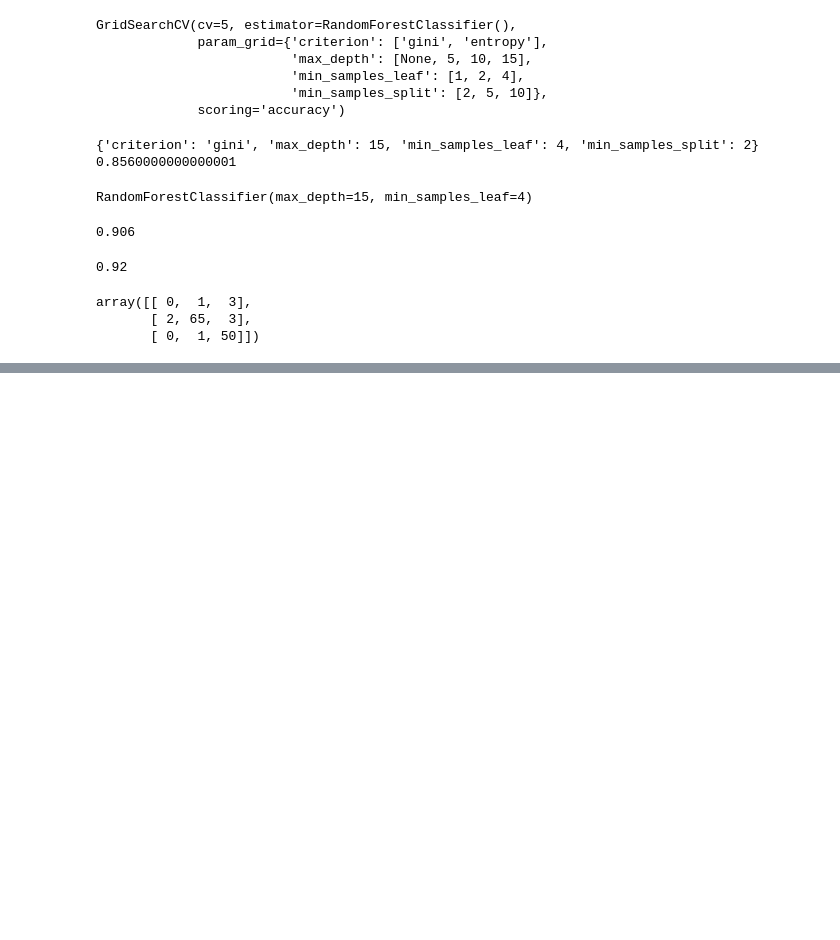
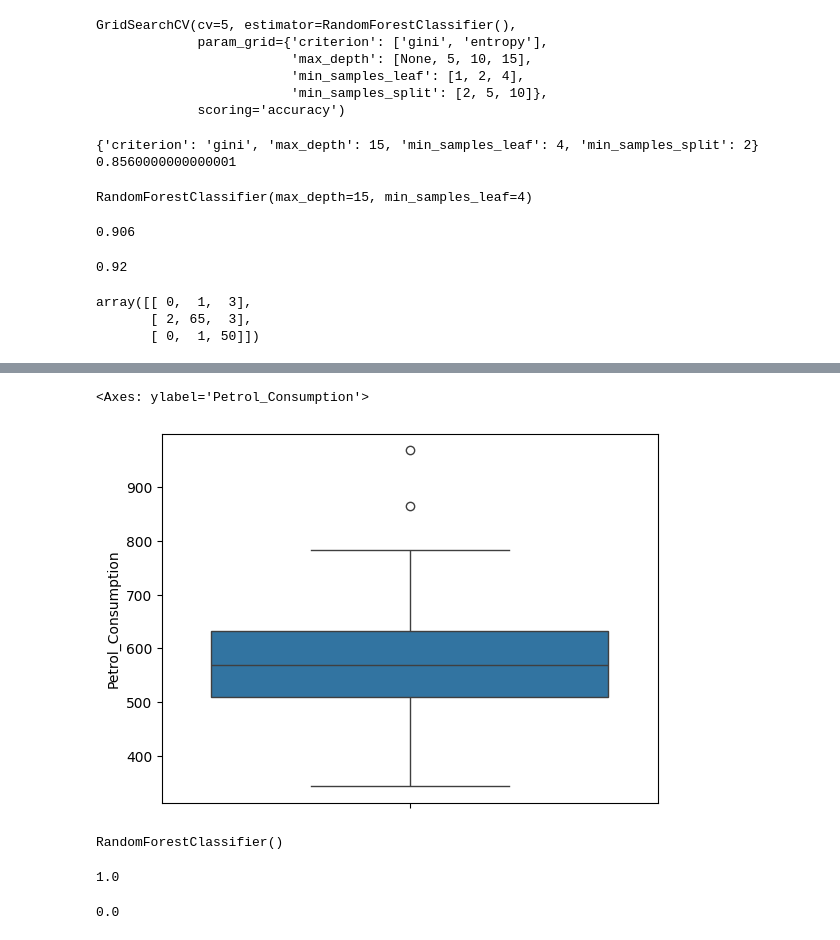
Before and after one commit to vinodvicki/simpili-learn-, a Jupyter notebook: decision_tree,_Randomforest.ipynb, the cells around one changed output, grey strips where cells are left out. Cells and saved outputs as stored; diff of their text form; code cells hidden in the pictures; blank space fills up the shorter version.

```diff
--- a/decision_tree,_Randomforest.ipynb
+++ b/decision_tree,_Randomforest.ipynb
@@ -237,0 +251,8 @@ df2.head()
+# %%
+X = df2.drop('Petrol_Consumption', axis=1)
+y = df2['Petrol_Consumption']
+# %%
+sns.boxplot(y)
+# %% [output]
+<Axes: ylabel='Petrol_Consumption'>
+[figure, added]
@@ -237,0 +263,12 @@ df2.head()
+# %%
+random_forest.fit(X_train, y_train)
+# %% [output]
+RandomForestClassifier()
+# %%
+random_forest.score(X_train, y_train)
+# %% [output]
+1.0
+# %%
+random_forest.score(X_test, y_test)
+# %% [output]
+0.0
```
Also changed, not shown: parts of 12 cells of this notebook.
